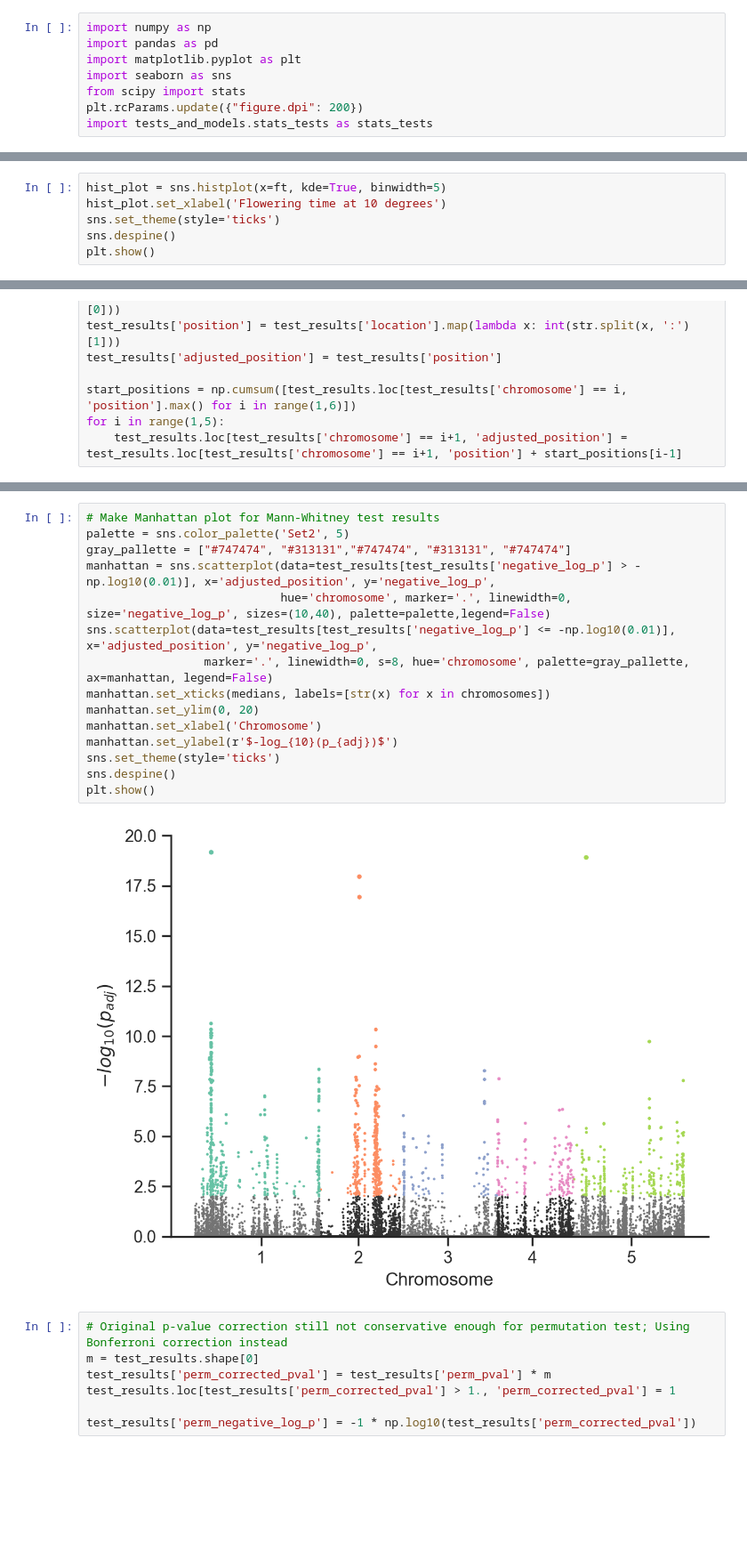
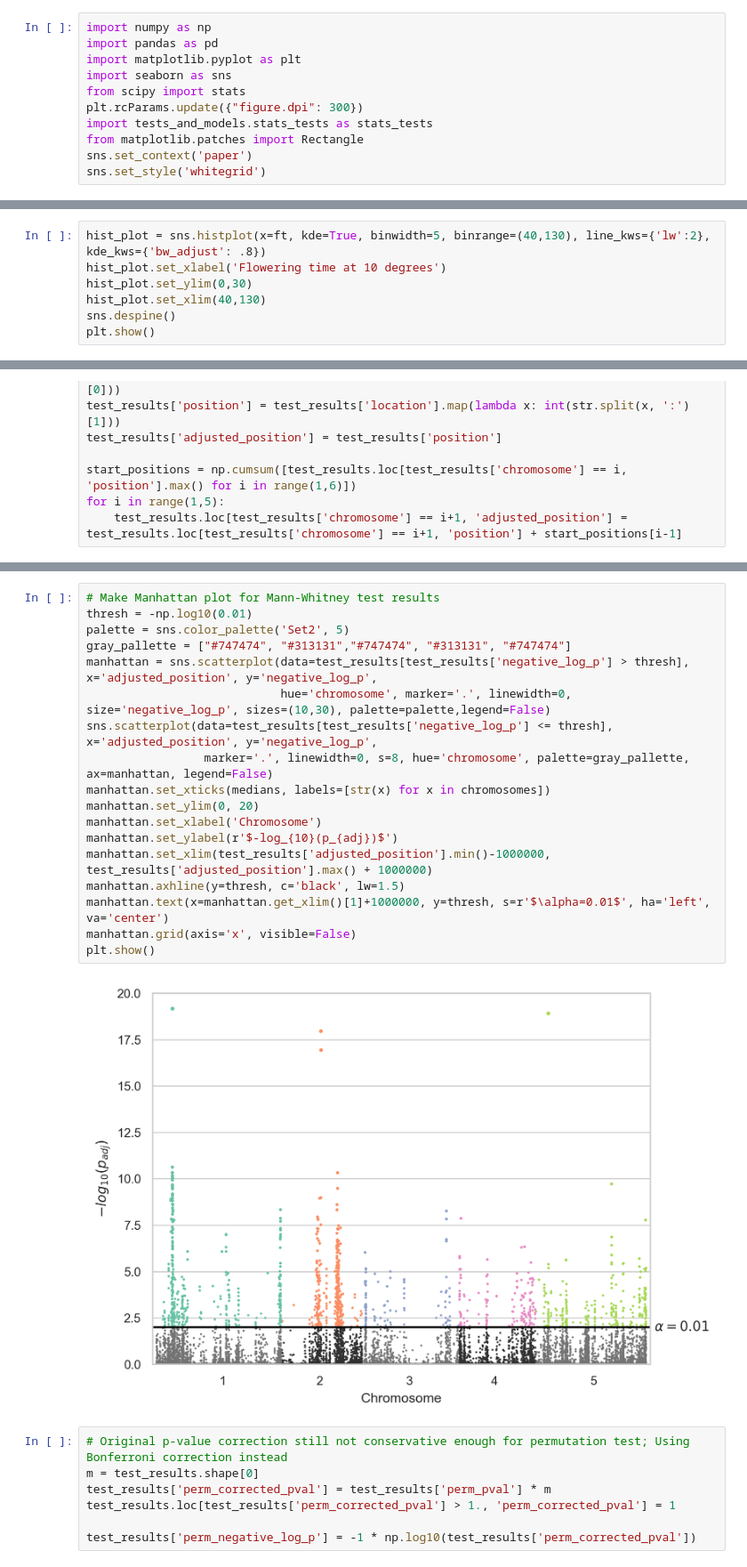
Before and after one commit to jacobbraun1402/MDSC-403-Final-Project, a Jupyter notebook: results.ipynb, the cells around one changed output, grey strips where cells are left out. Shown at 89% size. Saved outputs shown, nothing was run; the diff lists cells and outputs as text; blank space fills up the shorter version.

Commit message:
Finalized results

```diff
--- a/results.ipynb
+++ b/results.ipynb
@@ -4,15 +4,19 @@ import pandas as pd
 import matplotlib.pyplot as plt
 import seaborn as sns
 from scipy import stats
-plt.rcParams.update({"figure.dpi": 200})
+plt.rcParams.update({"figure.dpi": 300})
 import tests_and_models.stats_tests as stats_tests
+from matplotlib.patches import Rectangle
+sns.set_context('paper')
+sns.set_style('whitegrid')
 # %%
 # Run normality test on flowering time data
 ft= pd.read_csv('./data/processed.csv', index_col=0, header=None).transpose().astype({'5_FT10':np.float64})['5_FT10'].to_numpy()
 # %%
-hist_plot = sns.histplot(x=ft, kde=True, binwidth=5)
+hist_plot = sns.histplot(x=ft, kde=True, binwidth=5, binrange=(40,130), line_kws={'lw':2}, kde_kws={'bw_adjust': .8})
 hist_plot.set_xlabel('Flowering time at 10 degrees')
-sns.set_theme(style='ticks')
+hist_plot.set_ylim(0,30)
+hist_plot.set_xlim(40,130)
 sns.despine()
 plt.show()
 # %% [output]
@@ -40,21 +45,24 @@ chromosomes = sorted(test_results['chromosome'].unique())
 medians = [test_results.loc[test_results['chromosome'] == i, 'adjusted_position'].median() for i in chromosomes]
 # %%
 # Make Manhattan plot for Mann-Whitney test results
+thresh = -np.log10(0.01)
 palette = sns.color_palette('Set2', 5)
 gray_pallette = ["#747474", "#313131","#747474", "#313131", "#747474"]
-manhattan = sns.scatterplot(data=test_results[test_results['negative_log_p'] > -np.log10(0.01)], x='adjusted_position', y='negative_log_p',
-                            hue='chromosome', marker='.', linewidth=0, size='negative_log_p', sizes=(10,40), palette=palette,legend=False)
-sns.scatterplot(data=test_results[test_results['negative_log_p'] <= -np.log10(0.01)], x='adjusted_position', y='negative_log_p',
+manhattan = sns.scatterplot(data=test_results[test_results['negative_log_p'] > thresh], x='adjusted_position', y='negative_log_p',
+                            hue='chromosome', marker='.', linewidth=0, size='negative_log_p', sizes=(10,30), palette=palette,legend=False)
+sns.scatterplot(data=test_results[test_results['negative_log_p'] <= thresh], x='adjusted_position', y='negative_log_p',
                  marker='.', linewidth=0, s=8, hue='chromosome', palette=gray_pallette, ax=manhattan, legend=False)
 manhattan.set_xticks(medians, labels=[str(x) for x in chromosomes])
 manhattan.set_ylim(0, 20)
 manhattan.set_xlabel('Chromosome')
 manhattan.set_ylabel(r'$-log_{10}(p_{adj})$')
-sns.set_theme(style='ticks')
-sns.despine()
+manhattan.set_xlim(test_results['adjusted_position'].min()-1000000, test_results['adjusted_position'].max() + 1000000)
+manhattan.axhline(y=thresh, c='black', lw=1.5)
+manhattan.text(x=manhattan.get_xlim()[1]+1000000, y=thresh, s=r'$\alpha=0.01$', ha='left', va='center')
+manhattan.grid(axis='x', visible=False)
 plt.show()
 # %% [output]
-[figure, old version]
+[figure, new version]
 # %%
 # Original p-value correction still not conservative enough for permutation test; Using Bonferroni correction instead
 m = test_results.shape[0]
```
Also changed, not shown: parts of 19 cells of this notebook, 2 other files.
